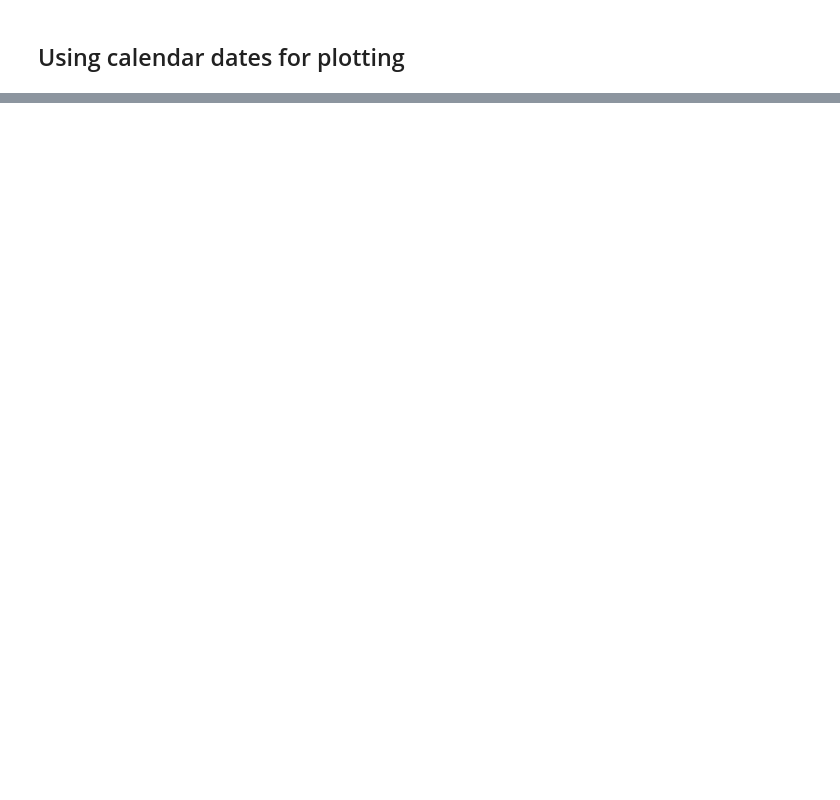
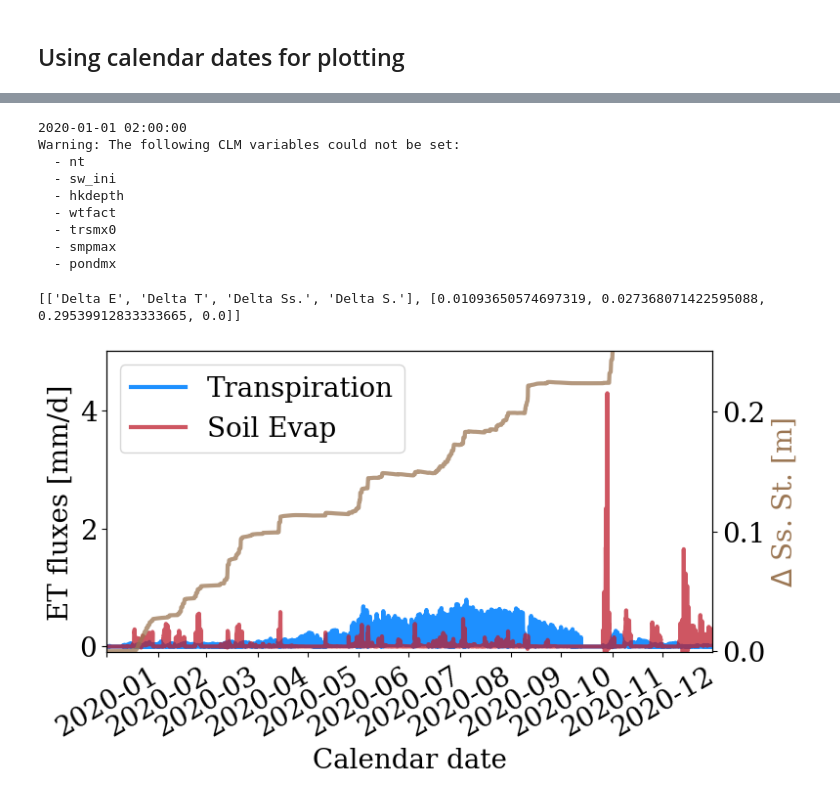
Before and after one commit to mashadab/ParFlow-project, a Jupyter notebook: pfclm_sc/PFCLM_SC_water_balance_analysis_final_single_script_NM_US-Vcm_2020-01-01_2021-01-01.ipynb, the cells around one changed output, grey strips where cells are left out. Saved outputs shown, nothing was run; the diff lists cells and outputs as text; code cells hidden in the pictures; blank space fills up the shorter version.

```diff
--- a/pfclm_sc/PFCLM_SC_water_balance_analysis_final_single_script_NM_US-Vcm_2020-01-01_2021-01-01.ipynb
+++ b/pfclm_sc/PFCLM_SC_water_balance_analysis_final_single_script_NM_US-Vcm_2020-01-01_2021-01-01.ipynb
@@ -1224,7 +1255,7 @@ import matplotlib.pyplot as plt
 import numpy as np
 from parflow.tools.fs import get_absolute_path, cp, rm, mkdir, exists
 import parflow as pf
-
+import csv ##### new bit
 
 from datetime import datetime, timedelta
 d = datetime(2020, 1, 1, 0, 0)
@@ -1271,35 +1302,66 @@ def surface_subsurface_storage_combined(alpha_vG,dir_name):
     subsurface_storage = np.zeros(nt+1)
     surface_storage = np.zeros(nt+1)
     data.time = 0
 
 
     for i, (pressure, saturation) in enumerate(zip(pressure_arrays, saturation_arrays)):
         subsurface_storage[i, ...] = np.sum(hydro.calculate_subsurface_storage(porosity, pressure, saturation, specific_storage, dx, dy, dz, mask = None),axis=(0, 1, 2))
         # total surface storage for this time step is the summation of substorage surface across all x/y slices
         surface_storage[i, ...] = np.sum( hydro.calculate_surface_storage(pressure, dx, dy, mask = None),axis=(0, 1))
         data.time = i
         #print(subsurface_storage[i, ...])
         #print(i,np.sum(porosity*saturation*dx*dy*dz[0]*(1+specific_storage)))
 
     # Plot the transpiration and soil evaporation for our PFCLM run
     fig,ax = plt.subplots(figsize=(8,4) , dpi=100)
     plt.plot(t_time_datetime[:-1],clm_output['T [mm/s]']*(3600*24), label='Transpiration', color=blue,linewidth=3)
     plt.plot(t_time_datetime[:-1],clm_output['Ebs [mm/s]']*(3600*24), label='Soil Evap', color=red,linewidth=3,alpha=0.75)
     plt.xlabel('Calendar date')
     plt.ylabel('ET fluxes [mm/d]')  ## note that we converted the fluxes to mm/d
-    plt.legend()
+    plt.legend(loc='upper left')
     plt.xticks(rotation = 30)
     plt.ylim([-0.1,5])
     ax.twinx()
-    plt.ylim([-0.001,0.04])
+    plt.ylim([-0.001,0.25])
     plt.xlim([t_time_datetime[0],t_time_datetime[-1]])
     plt.ylabel('$\Delta $ Ss. St. [m]',color = brown)
     #plt.xticks(chosen_date_ticks,rotation = 30)
     plt.xticks(rotation = 30)
     plt.plot(t_time_datetime,subsurface_storage[:-1]-subsurface_storage[0], linewidth=3, color = brown,label='\Delta$ Ss. St. [m]',alpha=0.75)
     plt.savefig(f'PFCLM_NM_surface_subsurface_storage_alphavG{alpha_vG}_head{head_table}m_new.pdf',bbox_inches='tight', dpi = 600)
 
+
+    ##############################
+    ######new bit
+    ##############################
+
+    data = [
+        ['Delta E', 'Delta T', 'Delta Ss.','Delta S.'], #hourly E and T so just summing it
+        [np.sum(clm_output['Ebs [mm/s]']*(3600/1000)),np.sum(clm_output['T [mm/s]']*(3600/1000)),np.max(subsurface_storage[:-1]-subsurface_storage[0]),np.max(surface_storage[:-1]-surface_storage[0])]
+    ]
+
+    print(data) #all in m
+
+    with open(f'PFCLM_NM_surface_subsurface_storage_alphavG{alpha_vG}_head{head_table}m_new.csv', 'w', newline='') as csvfile:
+        csv_writer = csv.writer(csvfile)
+        csv_writer.writerows(data)
+    ######new bit ends
+    ##############################
+
+
 surface_subsurface_storage_combined(alpha_vG,base)
+# %% [output]
+2020-01-01 02:00:00
+Warning: The following CLM variables could not be set:
+  - nt
+  - sw_ini
+  - hkdepth
+  - wtfact
+  - trsmx0
+  - smpmax
+  - pondmx
+[['Delta E', 'Delta T', 'Delta Ss.', 'Delta S.'], [0.01093650574697319, 0.027368071422595088, 0.29539912833333665, 0.0]]
+[figure, added]
 # %%
 base = f'{path}/{run_name}'
 print(base)
```
Also changed, not shown: parts of 11 cells of this notebook.
